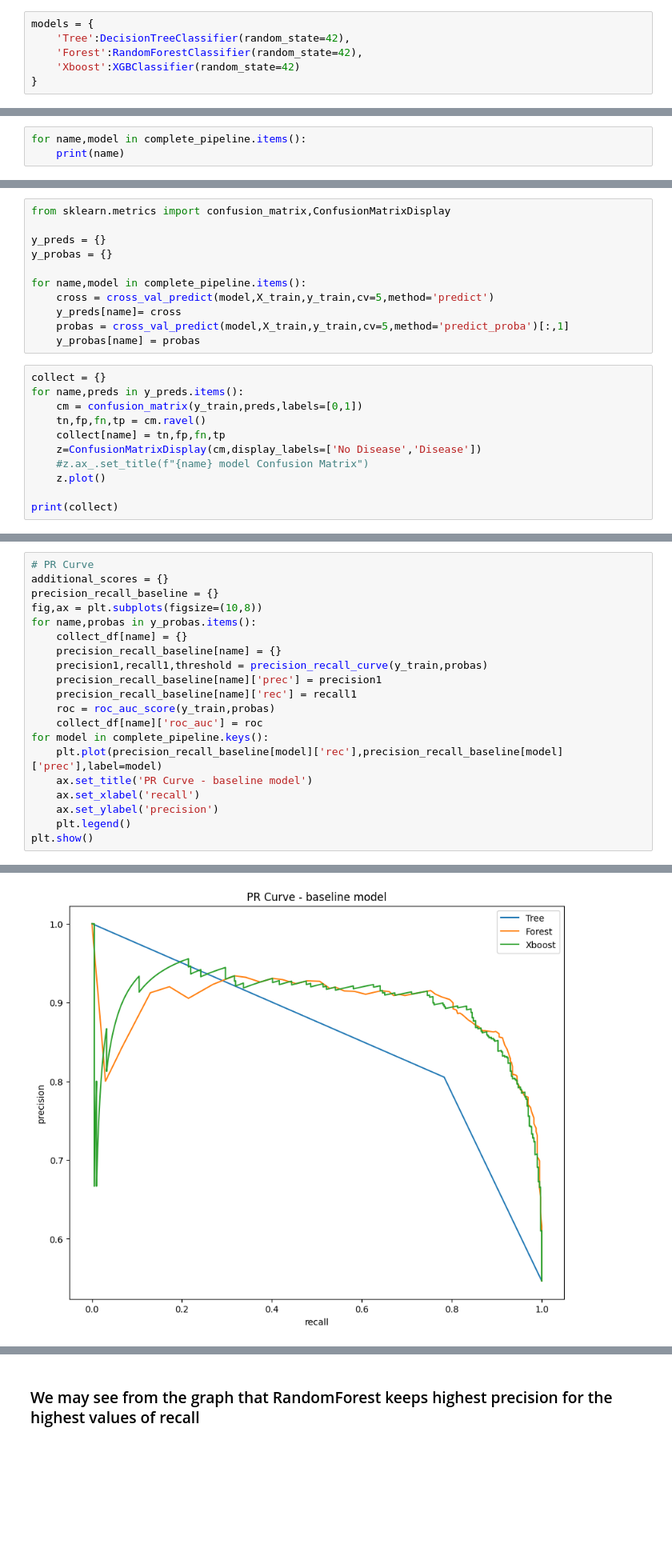
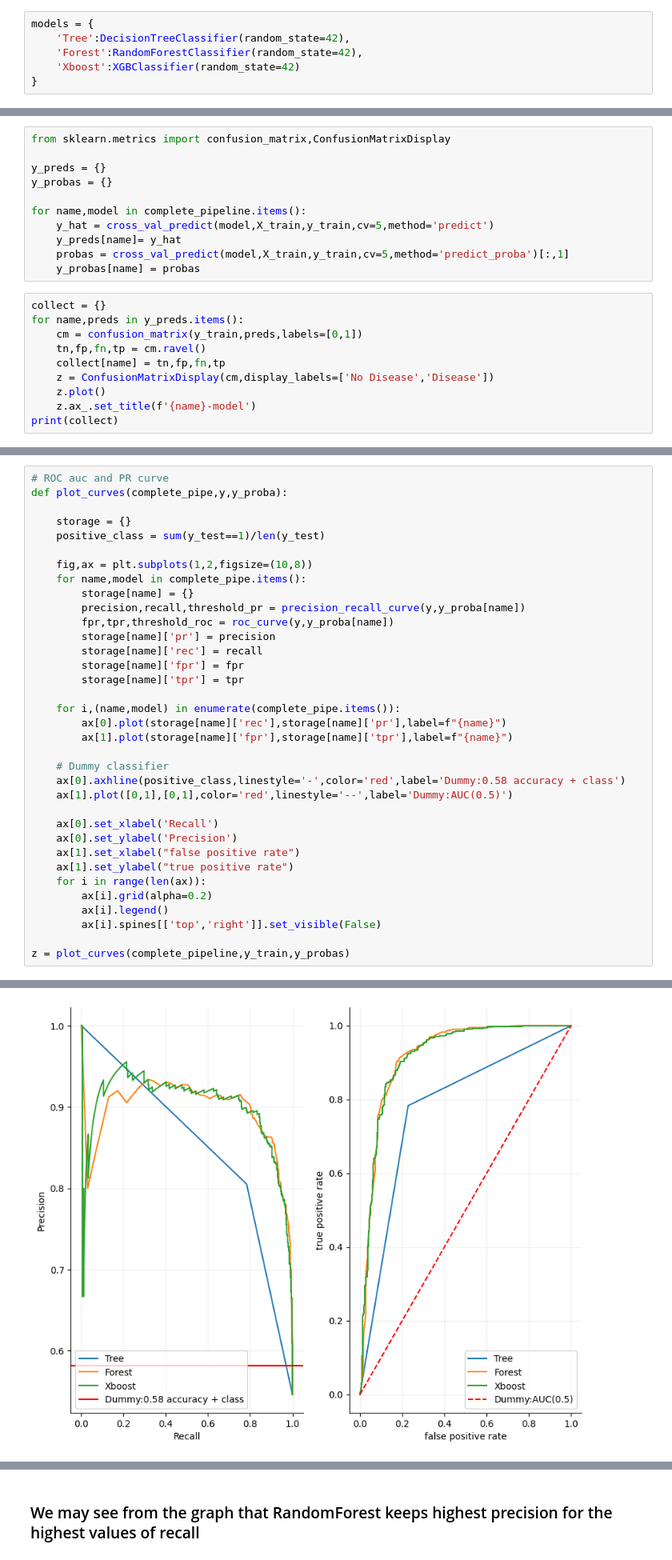
Before and after one commit to Luka-998/ml-concepts-visualized, a Jupyter notebook: DecisionTrees/03_HeartDataCompletePipeline.ipynb, the cells around one changed output, grey strips where cells are left out. Shown at 80% size. Drawn from its saved outputs; the diff is of its cells as text; blank space fills up the shorter version.

Commit message:
model selection

```diff
--- a/DecisionTrees/03_HeartDataCompletePipeline.ipynb
+++ b/DecisionTrees/03_HeartDataCompletePipeline.ipynb
@@ -539,6 +322,3 @@ for name,model in models.items():
         model
     )
     complete_pipeline[name] = make_pipe
-# %%
-for name,model in complete_pipeline.items():
-    print(name)
@@ -577,8 +348,8 @@ y_preds = {}
 y_probas = {}
 
 for name,model in complete_pipeline.items():
-    cross = cross_val_predict(model,X_train,y_train,cv=5,method='predict')
-    y_preds[name]= cross
+    y_hat = cross_val_predict(model,X_train,y_train,cv=5,method='predict')
+    y_preds[name]= y_hat
     probas = cross_val_predict(model,X_train,y_train,cv=5,method='predict_proba')[:,1]
     y_probas[name] = probas
 # %%
@@ -587,8 +358,7 @@ for name,preds in y_preds.items():
     cm = confusion_matrix(y_train,preds,labels=[0,1])
     tn,fp,fn,tp = cm.ravel()
     collect[name] = tn,fp,fn,tp
-    z=ConfusionMatrixDisplay(cm,display_labels=['No Disease','Disease'])
-    #z.ax_.set_title(f"{name} model Confusion Matrix")
+    z = ConfusionMatrixDisplay(cm,display_labels=['No Disease','Disease'])
     z.plot()
-
+    z.ax_.set_title(f'{name}-model')
 print(collect)
@@ -623,21 +392,36 @@ collect_df
 # %%
-# PR Curve
-additional_scores = {}
-precision_recall_baseline = {}
-fig,ax = plt.subplots(figsize=(10,8))
-for name,probas in y_probas.items():
-    collect_df[name] = {}
-    precision_recall_baseline[name] = {}
-    precision1,recall1,threshold = precision_recall_curve(y_train,probas)
-    precision_recall_baseline[name]['prec'] = precision1
-    precision_recall_baseline[name]['rec'] = recall1
-    roc = roc_auc_score(y_train,probas)
-    collect_df[name]['roc_auc'] = roc
-for model in complete_pipeline.keys():
-    plt.plot(precision_recall_baseline[model]['rec'],precision_recall_baseline[model]['prec'],label=model)
-    ax.set_title('PR Curve - baseline model')
-    ax.set_xlabel('recall')
-    ax.set_ylabel('precision')
-    plt.legend()
-plt.show()
+# ROC auc and PR curve
+def plot_curves(complete_pipe,y,y_proba):
+
+    storage = {}
+    positive_class = sum(y_test==1)/len(y_test)
+
+    fig,ax = plt.subplots(1,2,figsize=(10,8))
+    for name,model in complete_pipe.items():
+        storage[name] = {}
+        precision,recall,threshold_pr = precision_recall_curve(y,y_proba[name])
+        fpr,tpr,threshold_roc = roc_curve(y,y_proba[name])
+        storage[name]['pr'] = precision
+        storage[name]['rec'] = recall
+        storage[name]['fpr'] = fpr
+        storage[name]['tpr'] = tpr
+
+    for i,(name,model) in enumerate(complete_pipe.items()):
+        ax[0].plot(storage[name]['rec'],storage[name]['pr'],label=f"{name}")
+        ax[1].plot(storage[name]['fpr'],storage[name]['tpr'],label=f"{name}")
+
+    # Dummy classifier
+    ax[0].axhline(positive_class,linestyle='-',color='red',label='Dummy:0.58 accuracy + class')
+    ax[1].plot([0,1],[0,1],color='red',linestyle='--',label='Dummy:AUC(0.5)')
+
+    ax[0].set_xlabel('Recall')
+    ax[0].set_ylabel('Precision')
+    ax[1].set_xlabel("false positive rate")
+    ax[1].set_ylabel("true positive rate")
+    for i in range(len(ax)):
+        ax[i].grid(alpha=0.2)
+        ax[i].legend()
+        ax[i].spines[['top','right']].set_visible(False)
+
+z = plot_curves(complete_pipeline,y_train,y_probas)
 # %% [output]
@@ -661 +428 @@ See the caveats in the documentation: https://pandas.pydata.org/pandas-docs/stab
-[figure, old version]
+[figure, new version]
```
Also changed, not shown: parts of 81 cells of this notebook.
